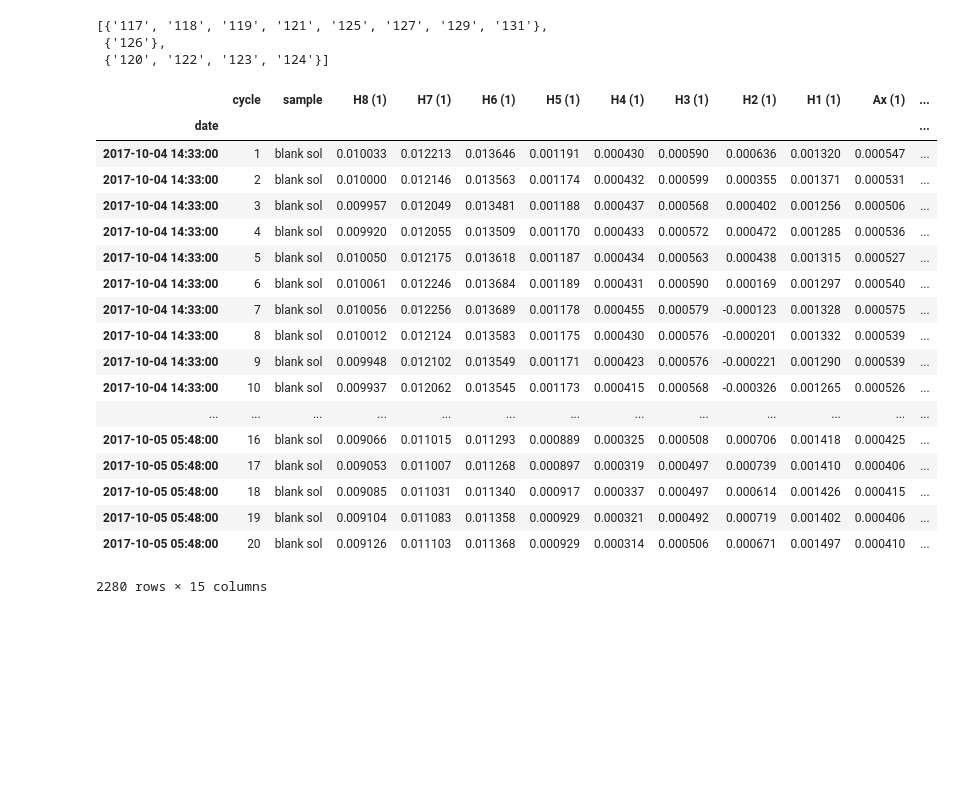
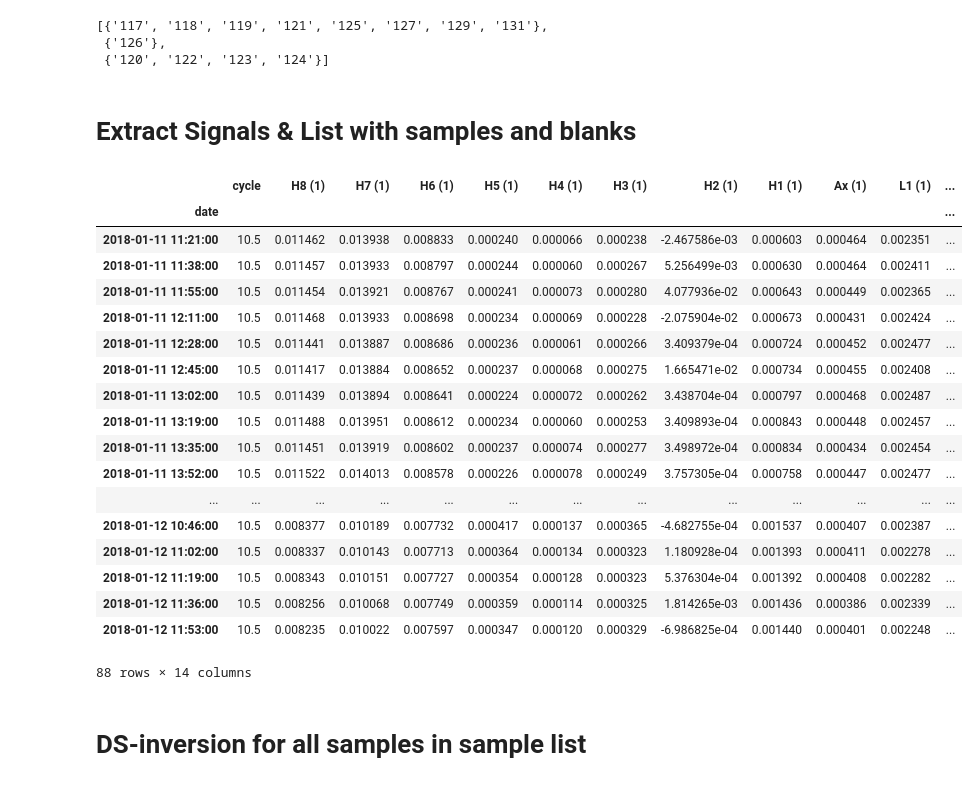
Before and after one commit to Marfster/Double_Spike_sim, a Jupyter notebook: DS_inversion.ipynb, the cells around one changed output. Saved outputs shown, nothing was run; the diff lists cells and outputs as text; code cells hidden in the pictures; blank space fills up the shorter version.

```diff
--- a/DS_inversion.ipynb
+++ b/DS_inversion.ipynb
@@ -30,3 +30,11 @@ files_end = 8790
+# %%
+path = "/Volumes/friebelm/PhD/NU Plasma/Measurements/2018-01-10/raw files/"
+#path = "/Users/marf/Desktop/PhD Temp/2018-01-10/"
+files_start = 9073#8922
+files_end = 9248#8970
+
+files_1 = range(files_start, files_end, 1)
+#files_1 = range(8808,8915,1) + range(8922,9061, 1)
 # %%
 # Isotopes used for Spike Inversion [[denominator isotope], nominator isotopes, .. ]
 spikeSn_ls = [["117"],["118", "122", "124"]]
@@ -117,6 +113,8 @@ mass_range.get_order_of_corr(corr_isotopes_2)
 [{'117', '118', '119', '121', '125', '127', '129', '131'},
  {'126'},
  {'120', '122', '123', '124'}]
+# %% [markdown]
+# Extract Signals & List with samples and blanks
 # %%
 # creates a dataframe with all zero corrected signals on the cups
 columns_1 = ["cycle", "sample", "date", "H8 (1)", "H7 (1)", "H6 (1)", "H5 (1)", "H4 (1)", "H3 (1)", "H2 (1)", "H1 (1)", "Ax (1)", "L1 (1)", "L2 (1)", "L3 (1)", "L4 (1)"]
@@ -171,27 +167,29 @@ df_all.set_index("date", inplace = True)
 #blk_ls.remove(5234)
 # %%
 ### shows baseline corrected signals
-df_all
+df_all[df_all["sample"] == "blank sol"].groupby(df_all[df_all["sample"] == "blank sol"].index).agg(np.mean)
 # %% [output]
-|  | cycle | sample | H8 (1) | H7 (1) | H6 (1) | H5 (1) | H4 (1) | H3 (1) | H2 (1) | H1 (1) | Ax (1) | ... |
+|  | cycle | H8 (1) | H7 (1) | H6 (1) | H5 (1) | H4 (1) | H3 (1) | H2 (1) | H1 (1) | Ax (1) | L1 (1) | ... |
 | date |  |  |  |  |  |  |  |  |  |  |  | ... |
-| 2017-10-04 14:33:00 | 1 | blank sol | 0.010033 | 0.012213 | 0.013646 | 0.001191 | 0.000430 | 0.000590 | 0.000636 | 0.001320 | 0.000547 | ... |
-| 2017-10-04 14:33:00 | 2 | blank sol | 0.010000 | 0.012146 | 0.013563 | 0.001174 | 0.000432 | 0.000599 | 0.000355 | 0.001371 | 0.000531 | ... |
-| 2017-10-04 14:33:00 | 3 | blank sol | 0.009957 | 0.012049 | 0.013481 | 0.001188 | 0.000437 | 0.000568 | 0.000402 | 0.001256 | 0.000506 | ... |
-| 2017-10-04 14:33:00 | 4 | blank sol | 0.009920 | 0.012055 | 0.013509 | 0.001170 | 0.000433 | 0.000572 | 0.000472 | 0.001285 | 0.000536 | ... |
-| 2017-10-04 14:33:00 | 5 | blank sol | 0.010050 | 0.012175 | 0.013618 | 0.001187 | 0.000434 | 0.000563 | 0.000438 | 0.001315 | 0.000527 | ... |
-| 2017-10-04 14:33:00 | 6 | blank sol | 0.010061 | 0.012246 | 0.013684 | 0.001189 | 0.000431 | 0.000590 | 0.000169 | 0.001297 | 0.000540 | ... |
-| 2017-10-04 14:33:00 | 7 | blank sol | 0.010056 | 0.012256 | 0.013689 | 0.001178 | 0.000455 | 0.000579 | -0.000123 | 0.001328 | 0.000575 | ... |
-| 2017-10-04 14:33:00 | 8 | blank sol | 0.010012 | 0.012124 | 0.013583 | 0.001175 | 0.000430 | 0.000576 | -0.000201 | 0.001332 | 0.000539 | ... |
-| 2017-10-04 14:33:00 | 9 | blank sol | 0.009948 | 0.012102 | 0.013549 | 0.001171 | 0.000423 | 0.000576 | -0.000221 | 0.001290 | 0.000539 | ... |
-| 2017-10-04 14:33:00 | 10 | blank sol | 0.009937 | 0.012062 | 0.013545 | 0.001173 | 0.000415 | 0.000568 | -0.000326 | 0.001265 | 0.000526 | ... |
+| 2018-01-11 11:21:00 | 10.5 | 0.011462 | 0.013938 | 0.008833 | 0.000240 | 0.000066 | 0.000238 | -2.467586e-03 | 0.000603 | 0.000464 | 0.002351 | ... |
+| 2018-01-11 11:38:00 | 10.5 | 0.011457 | 0.013933 | 0.008797 | 0.000244 | 0.000060 | 0.000267 | 5.256499e-03 | 0.000630 | 0.000464 | 0.002411 | ... |
+| 2018-01-11 11:55:00 | 10.5 | 0.011454 | 0.013921 | 0.008767 | 0.000241 | 0.000073 | 0.000280 | 4.077936e-02 | 0.000643 | 0.000449 | 0.002365 | ... |
+| 2018-01-11 12:11:00 | 10.5 | 0.011468 | 0.013933 | 0.008698 | 0.000234 | 0.000069 | 0.000228 | -2.075904e-02 | 0.000673 | 0.000431 | 0.002424 | ... |
+| 2018-01-11 12:28:00 | 10.5 | 0.011441 | 0.013887 | 0.008686 | 0.000236 | 0.000061 | 0.000266 | 3.409379e-04 | 0.000724 | 0.000452 | 0.002477 | ... |
+| 2018-01-11 12:45:00 | 10.5 | 0.011417 | 0.013884 | 0.008652 | 0.000237 | 0.000068 | 0.000275 | 1.665471e-02 | 0.000734 | 0.000455 | 0.002408 | ... |
+| 2018-01-11 13:02:00 | 10.5 | 0.011439 | 0.013894 | 0.008641 | 0.000224 | 0.000072 | 0.000262 | 3.438704e-04 | 0.000797 | 0.000468 | 0.002487 | ... |
+| 2018-01-11 13:19:00 | 10.5 | 0.011488 | 0.013951 | 0.008612 | 0.000234 | 0.000060 | 0.000253 | 3.409893e-04 | 0.000843 | 0.000448 | 0.002457 | ... |
+| 2018-01-11 13:35:00 | 10.5 | 0.011451 | 0.013919 | 0.008602 | 0.000237 | 0.000074 | 0.000277 | 3.498972e-04 | 0.000834 | 0.000434 | 0.002454 | ... |
+| 2018-01-11 13:52:00 | 10.5 | 0.011522 | 0.014013 | 0.008578 | 0.000226 | 0.000078 | 0.000249 | 3.757305e-04 | 0.000758 | 0.000447 | 0.002477 | ... |
 | ... | ... | ... | ... | ... | ... | ... | ... | ... | ... | ... | ... | ... |
-| 2017-10-05 05:48:00 | 16 | blank sol | 0.009066 | 0.011015 | 0.011293 | 0.000889 | 0.000325 | 0.000508 | 0.000706 | 0.001418 | 0.000425 | ... |
-| 2017-10-05 05:48:00 | 17 | blank sol | 0.009053 | 0.011007 | 0.011268 | 0.000897 | 0.000319 | 0.000497 | 0.000739 | 0.001410 | 0.000406 | ... |
-| 2017-10-05 05:48:00 | 18 | blank sol | 0.009085 | 0.011031 | 0.011340 | 0.000917 | 0.000337 | 0.000497 | 0.000614 | 0.001426 | 0.000415 | ... |
-| 2017-10-05 05:48:00 | 19 | blank sol | 0.009104 | 0.011083 | 0.011358 | 0.000929 | 0.000321 | 0.000492 | 0.000719 | 0.001402 | 0.000406 | ... |
-| 2017-10-05 05:48:00 | 20 | blank sol | 0.009126 | 0.011103 | 0.011368 | 0.000929 | 0.000314 | 0.000506 | 0.000671 | 0.001497 | 0.000410 | ... |
+| 2018-01-12 10:46:00 | 10.5 | 0.008377 | 0.010189 | 0.007732 | 0.000417 | 0.000137 | 0.000365 | -4.682755e-04 | 0.001537 | 0.000407 | 0.002387 | ... |
+| 2018-01-12 11:02:00 | 10.5 | 0.008337 | 0.010143 | 0.007713 | 0.000364 | 0.000134 | 0.000323 | 1.180928e-04 | 0.001393 | 0.000411 | 0.002278 | ... |
+| 2018-01-12 11:19:00 | 10.5 | 0.008343 | 0.010151 | 0.007727 | 0.000354 | 0.000128 | 0.000323 | 5.376304e-04 | 0.001392 | 0.000408 | 0.002282 | ... |
+| 2018-01-12 11:36:00 | 10.5 | 0.008256 | 0.010068 | 0.007749 | 0.000359 | 0.000114 | 0.000325 | 1.814265e-03 | 0.001436 | 0.000386 | 0.002339 | ... |
+| 2018-01-12 11:53:00 | 10.5 | 0.008235 | 0.010022 | 0.007597 | 0.000347 | 0.000120 | 0.000329 | -6.986825e-04 | 0.001440 | 0.000401 | 0.002248 | ... |
-2280 rows × 15 columns
+88 rows × 14 columns
+# %% [markdown]
+# DS-inversion for all samples in sample list
 # %%
 ### performs dataevaluation for all sample data ###
 
```
Also changed, not shown: parts of 31 cells of this notebook.
